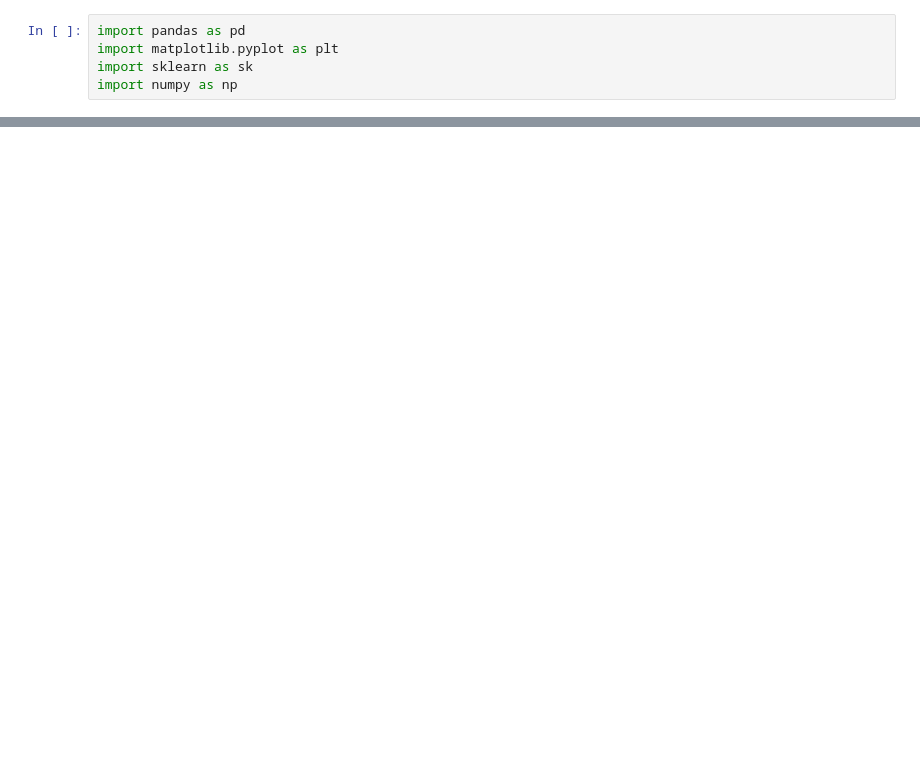
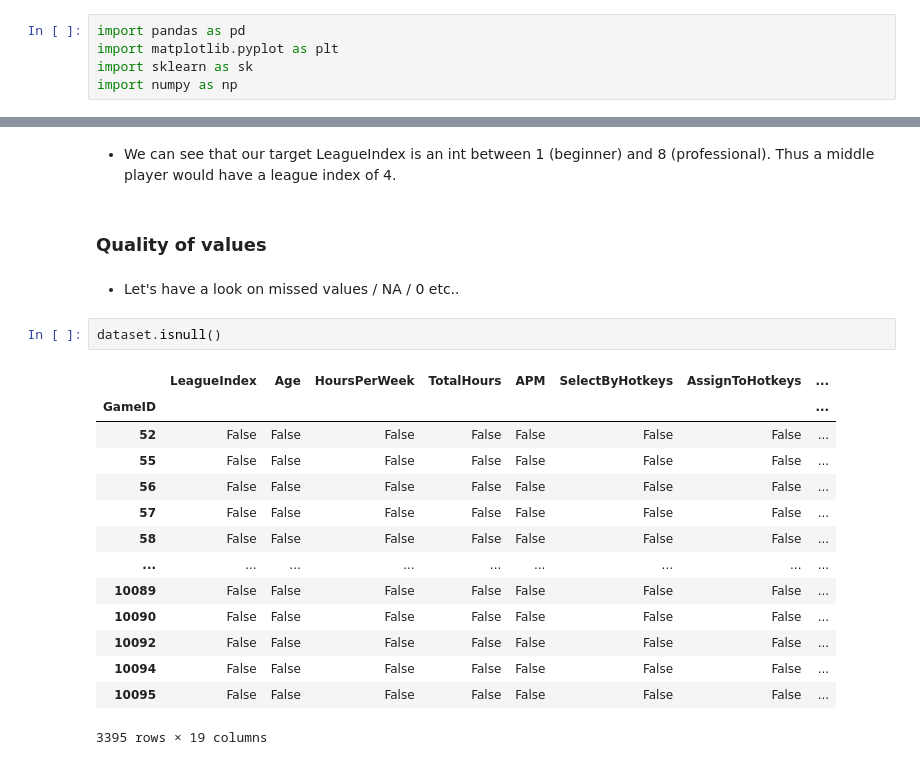
Before and after one commit to VictorGoubet/Dataset-Analysis, a Jupyter notebook: Notebook.ipynb, the cells around one changed output, grey strips where cells are left out. Drawn from its saved outputs; the diff is of its cells as text; blank space fills up the shorter version.

```diff
--- a/Notebook.ipynb
+++ b/Notebook.ipynb
@@ -23,0 +80,23 @@ dataset
+# %% [markdown]
+- We can see that our target LeagueIndex is an int between 1 (beginner) and 8 (professional). Thus a middle player would have a league index of 4.
+# %% [markdown]
+### Quality of values
+# %% [markdown]
+- Let's have a look on missed values / NA / 0 etc..
+# %%
+dataset.isnull()
+# %% [output]
+|  | LeagueIndex | Age | HoursPerWeek | TotalHours | APM | SelectByHotkeys | AssignToHotkeys | ... |
+| GameID |  |  |  |  |  |  |  | ... |
+| 52 | False | False | False | False | False | False | False | ... |
+| 55 | False | False | False | False | False | False | False | ... |
+| 56 | False | False | False | False | False | False | False | ... |
+| 57 | False | False | False | False | False | False | False | ... |
+| 58 | False | False | False | False | False | False | False | ... |
+| ... | ... | ... | ... | ... | ... | ... | ... | ... |
+| 10089 | False | False | False | False | False | False | False | ... |
+| 10090 | False | False | False | False | False | False | False | ... |
+| 10092 | False | False | False | False | False | False | False | ... |
+| 10094 | False | False | False | False | False | False | False | ... |
+| 10095 | False | False | False | False | False | False | False | ... |
+3395 rows × 19 columns
```
Also changed, not shown: parts of 25 cells of this notebook.
